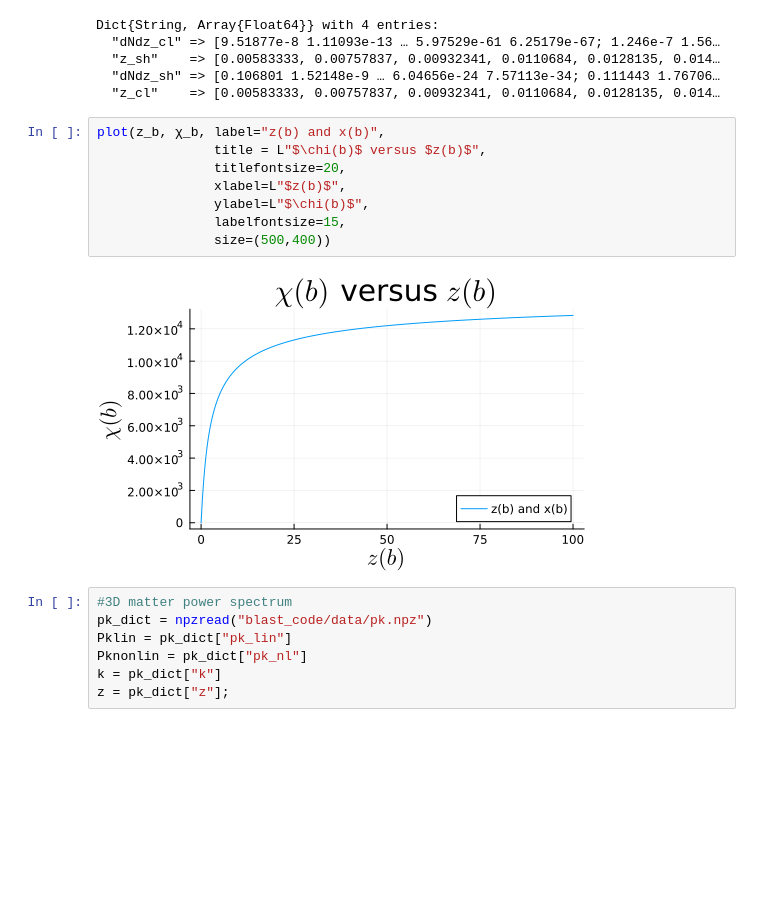
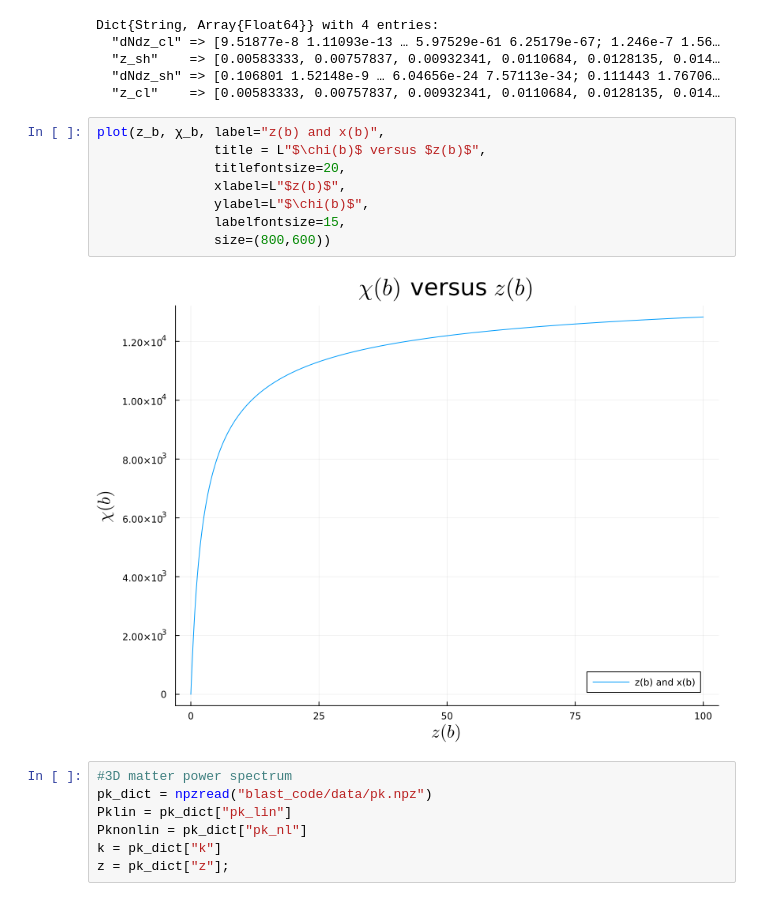
Before and after one commit to anvi-git/3D_Angular_Power_Spectrum, a Jupyter notebook: notebooks/new_beyond_BLAST.ipynb, the cells around one changed output. Cells and saved outputs as stored; diff of their text form; blank space fills up the shorter version.

```diff
--- a/notebooks/new_beyond_BLAST.ipynb
+++ b/notebooks/new_beyond_BLAST.ipynb
@@ -58,13 +62,13 @@ Dict{String, Array{Float64}} with 4 entries:
 # %%
 plot(z_b, χ_b, label="z(b) and x(b)",
                title = L"$\chi(b)$ versus $z(b)$",
                titlefontsize=20,
                xlabel=L"$z(b)$",
                ylabel=L"$\chi(b)$",
                labelfontsize=15,
-               size=(500,400))
+               size=(800,600))
 # %% [output]
-[figure, old version]
+[figure, new version]
 # %%
 #3D matter power spectrum
 pk_dict = npzread("blast_code/data/pk.npz")
```
Also changed, not shown: parts of 3 cells of this notebook, 45 other files.
